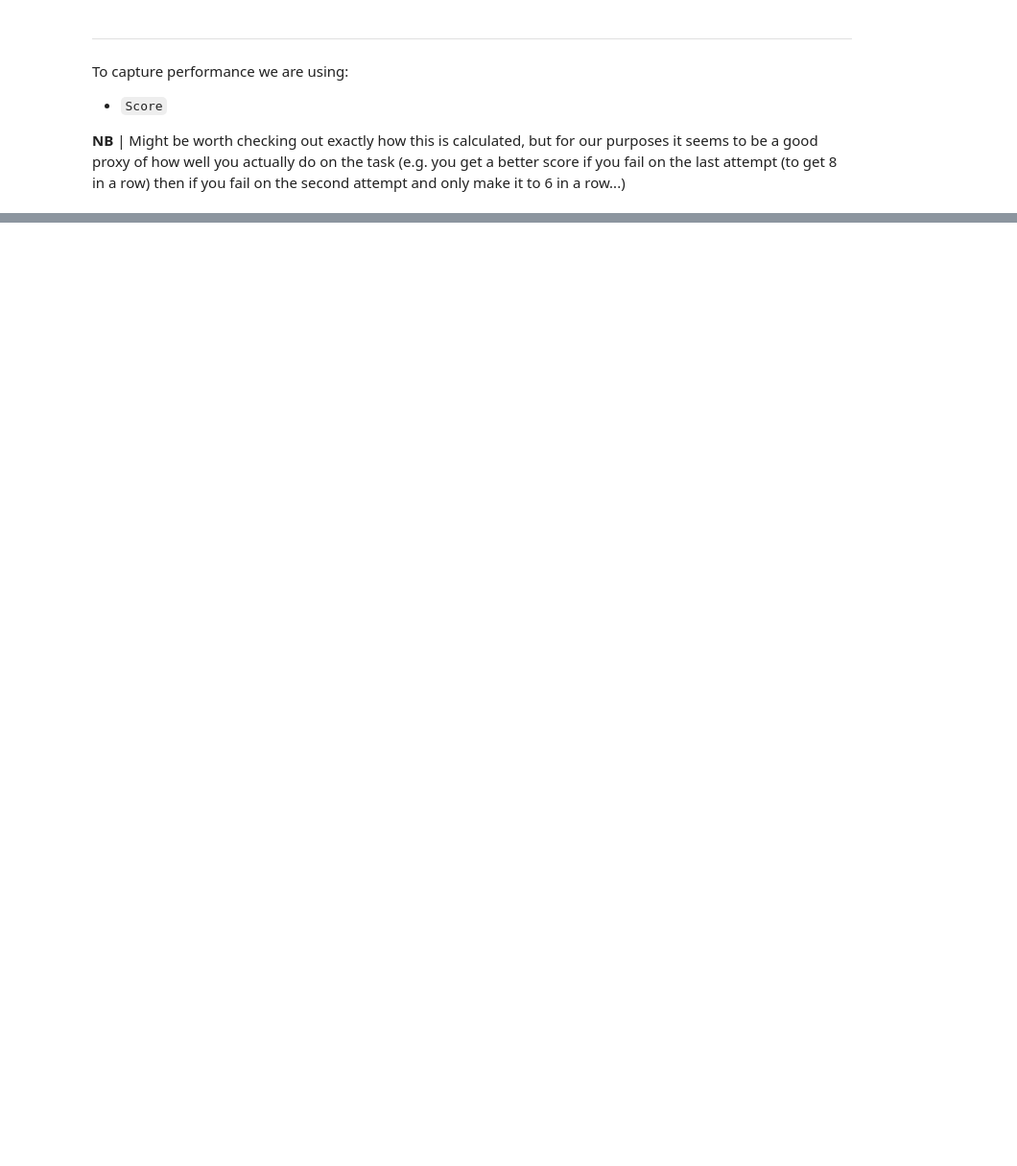
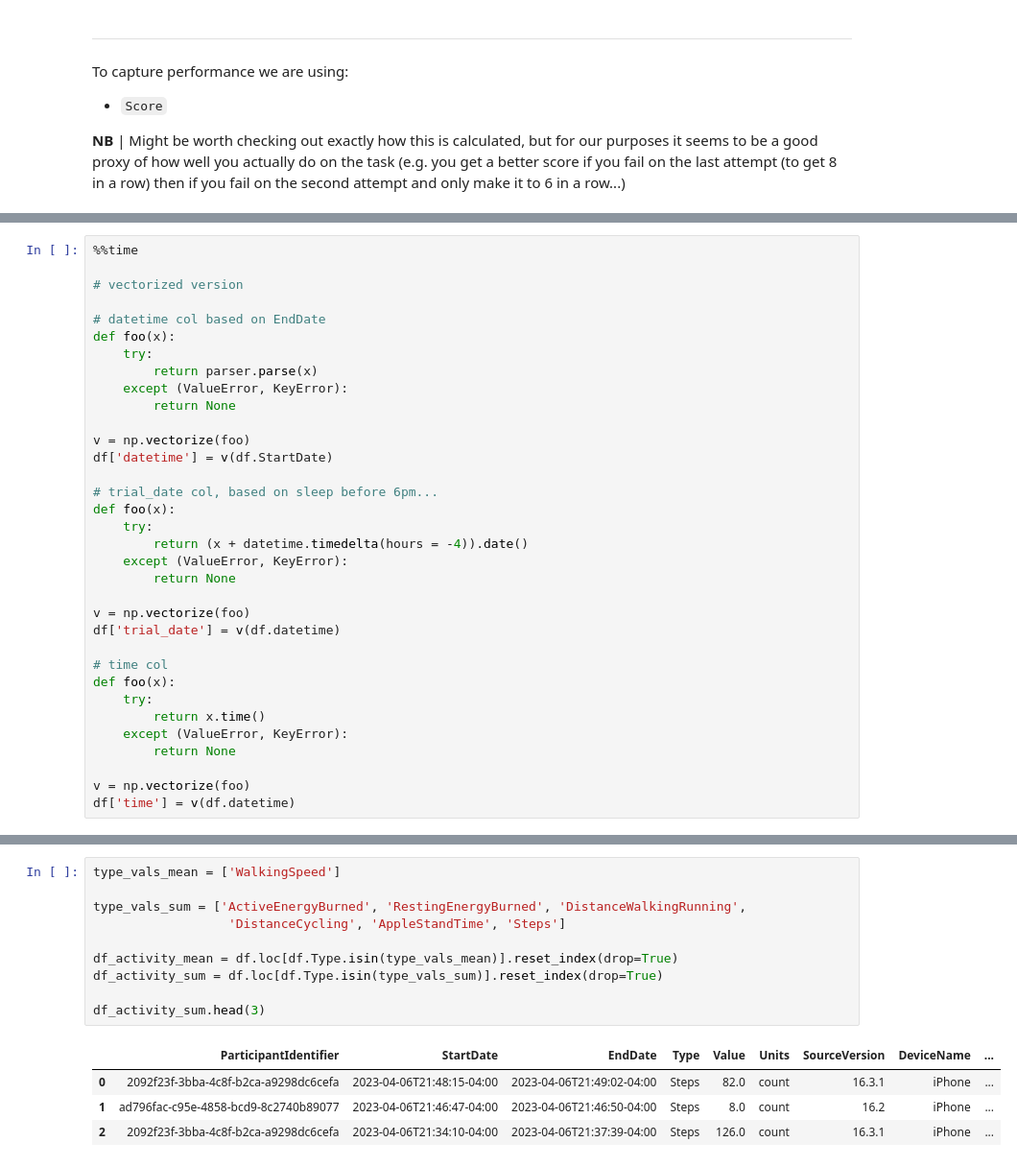
Before and after one commit to danieljwilson/3_3_experience_sampling, a Jupyter notebook: 3_3_3_data_analysis/01_data munge/01_1_process_data.ipynb, the cells around one changed output, grey strips where cells are left out. Shown at 96% size. Saved outputs shown, nothing was run; the diff lists cells and outputs as text; blank space fills up the shorter version.

```diff
--- a/3_3_3_data_analysis/01_data munge/01_1_process_data.ipynb
+++ b/3_3_3_data_analysis/01_data munge/01_1_process_data.ipynb
@@ -3235,0 +3327,34 @@ spatialSpan_df.head(2)
+# %%
+%%time
+
+# vectorized version
+
+# datetime col based on EndDate
+def foo(x):
+    try:
+        return parser.parse(x)
+    except (ValueError, KeyError):
+        return None
+
+v = np.vectorize(foo)
+df['datetime'] = v(df.StartDate)
+
+# trial_date col, based on sleep before 6pm...
+def foo(x):
+    try:
+        return (x + datetime.timedelta(hours = -4)).date()
+    except (ValueError, KeyError):
+        return None
+
+v = np.vectorize(foo)
+df['trial_date'] = v(df.datetime)
+
+# time col
+def foo(x):
+    try:
+        return x.time()
+    except (ValueError, KeyError):
+        return None
+
+v = np.vectorize(foo)
+df['time'] = v(df.datetime)
@@ -3235,0 +3390,15 @@ spatialSpan_df.head(2)
+# %%
+type_vals_mean = ['WalkingSpeed']
+
+type_vals_sum = ['ActiveEnergyBurned', 'RestingEnergyBurned', 'DistanceWalkingRunning',
+                  'DistanceCycling', 'AppleStandTime', 'Steps']
+
+df_activity_mean = df.loc[df.Type.isin(type_vals_mean)].reset_index(drop=True)
+df_activity_sum = df.loc[df.Type.isin(type_vals_sum)].reset_index(drop=True)
+
+df_activity_sum.head(3)
+# %% [output]
+|  | ParticipantIdentifier | StartDate | EndDate | Type | Value | Units | SourceVersion | DeviceName | ... |
+| 0 | 2092f23f-3bba-4c8f-b2ca-a9298dc6cefa | 2023-04-06T21:48:15-04:00 | 2023-04-06T21:49:02-04:00 | Steps | 82.0 | count | 16.3.1 | iPhone | ... |
+| 1 | ad796fac-c95e-4858-bcd9-8c2740b89077 | 2023-04-06T21:46:47-04:00 | 2023-04-06T21:46:50-04:00 | Steps | 8.0 | count | 16.2 | iPhone | ... |
+| 2 | 2092f23f-3bba-4c8f-b2ca-a9298dc6cefa | 2023-04-06T21:34:10-04:00 | 2023-04-06T21:37:39-04:00 | Steps | 126.0 | count | 16.3.1 | iPhone | ... |
```
Also changed, not shown: parts of 65 cells of this notebook, 2 other files.
